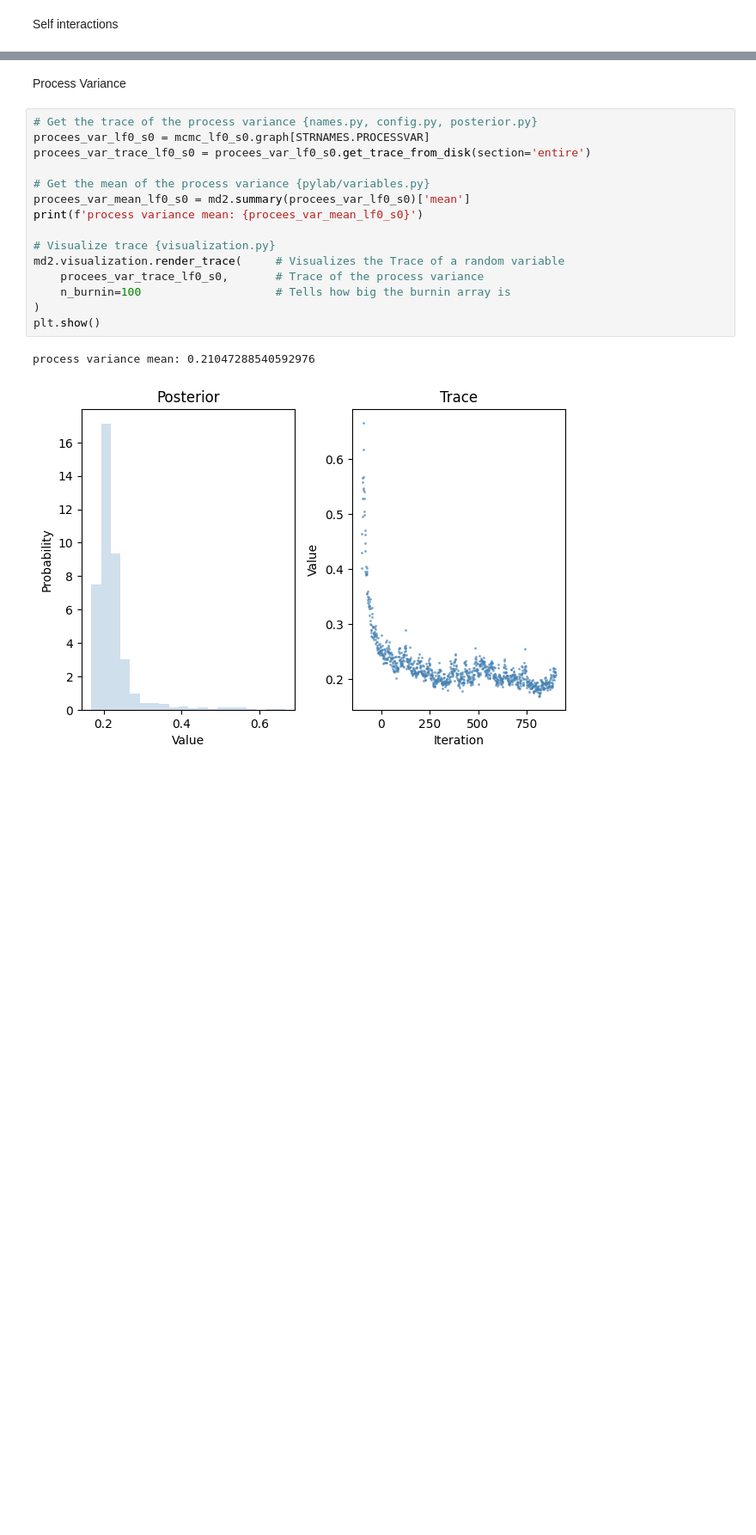
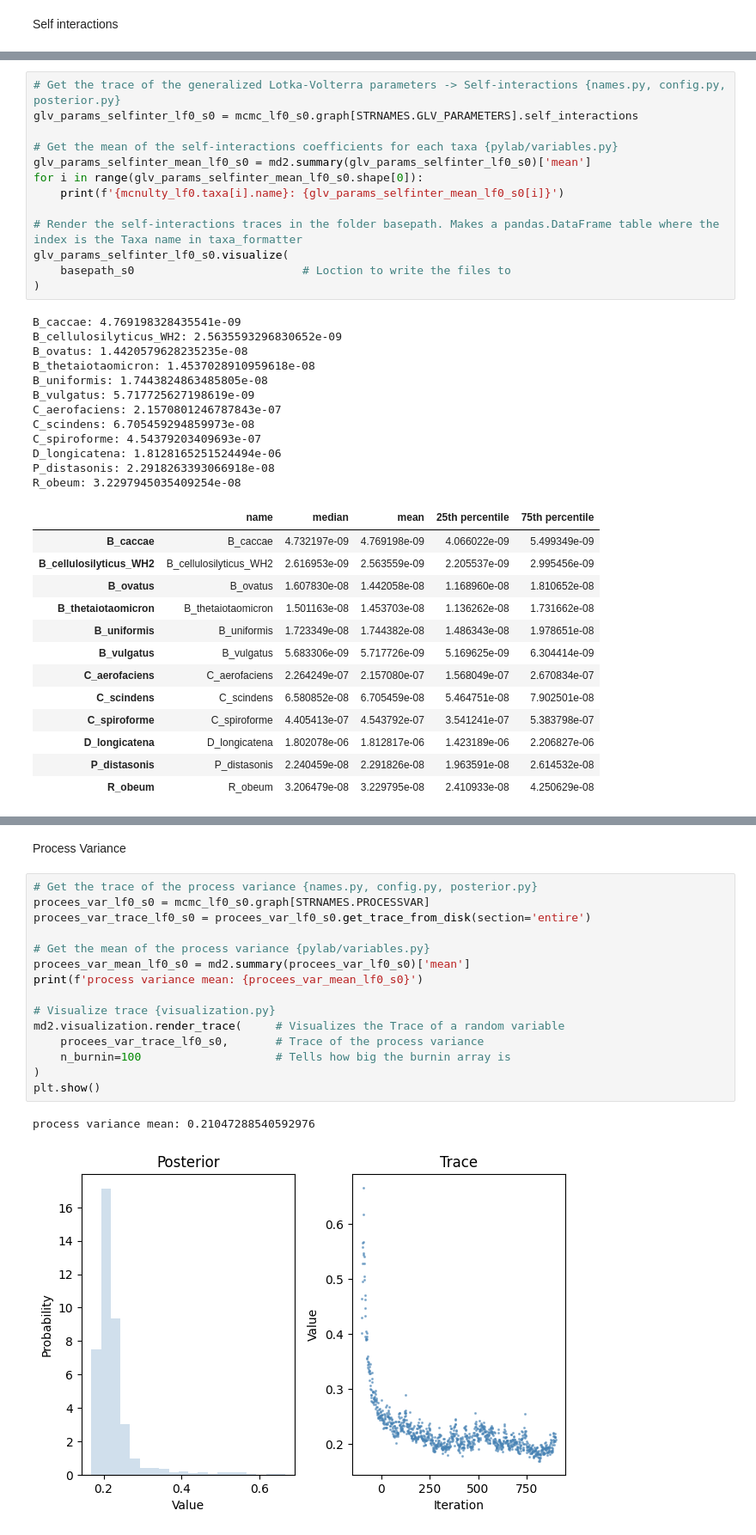
Before and after one commit to alejandrocs98/masters-thesis, a Jupyter notebook: mdsine2_mcnulty_lf0.ipynb, the cells around one changed output, grey strips where cells are left out. Shown at 86% size. Saved outputs shown, nothing was run; the diff lists cells and outputs as text; blank space fills up the shorter version.

```diff
--- a/mdsine2_mcnulty_lf0.ipynb
+++ b/mdsine2_mcnulty_lf0.ipynb
@@ -304,0 +397,39 @@ R_obeum: 3.2297945035409254e-08
+# %%
+# Get the trace of the generalized Lotka-Volterra parameters -> Self-interactions {names.py, config.py, posterior.py}
+glv_params_selfinter_lf0_s0 = mcmc_lf0_s0.graph[STRNAMES.GLV_PARAMETERS].self_interactions
+
+# Get the mean of the self-interactions coefficients for each taxa {pylab/variables.py}
+glv_params_selfinter_mean_lf0_s0 = md2.summary(glv_params_selfinter_lf0_s0)['mean']
+for i in range(glv_params_selfinter_mean_lf0_s0.shape[0]):
+    print(f'{mcnulty_lf0.taxa[i].name}: {glv_params_selfinter_mean_lf0_s0[i]}')
+
+# Render the self-interactions traces in the folder basepath. Makes a pandas.DataFrame table where the index is the Taxa name in taxa_formatter
+glv_params_selfinter_lf0_s0.visualize(
+    basepath_s0                         # Loction to write the files to
+)
+# %% [output]
+B_caccae: 4.769198328435541e-09
+B_cellulosilyticus_WH2: 2.5635593296830652e-09
+B_ovatus: 1.4420579628235235e-08
+B_thetaiotaomicron: 1.4537028910959618e-08
+B_uniformis: 1.7443824863485805e-08
+B_vulgatus: 5.717725627198619e-09
+C_aerofaciens: 2.1570801246787843e-07
+C_scindens: 6.705459294859973e-08
+C_spiroforme: 4.54379203409693e-07
+D_longicatena: 1.8128165251524494e-06
+P_distasonis: 2.2918263393066918e-08
+R_obeum: 3.2297945035409254e-08
+|  | name | median | mean | 25th percentile | 75th percentile |
+| B_caccae | B_caccae | 4.732197e-09 | 4.769198e-09 | 4.066022e-09 | 5.499349e-09 |
+| B_cellulosilyticus_WH2 | B_cellulosilyticus_WH2 | 2.616953e-09 | 2.563559e-09 | 2.205537e-09 | 2.995456e-09 |
+| B_ovatus | B_ovatus | 1.607830e-08 | 1.442058e-08 | 1.168960e-08 | 1.810652e-08 |
+| B_thetaiotaomicron | B_thetaiotaomicron | 1.501163e-08 | 1.453703e-08 | 1.136262e-08 | 1.731662e-08 |
+| B_uniformis | B_uniformis | 1.723349e-08 | 1.744382e-08 | 1.486343e-08 | 1.978651e-08 |
+| B_vulgatus | B_vulgatus | 5.683306e-09 | 5.717726e-09 | 5.169625e-09 | 6.304414e-09 |
+| C_aerofaciens | C_aerofaciens | 2.264249e-07 | 2.157080e-07 | 1.568049e-07 | 2.670834e-07 |
+| C_scindens | C_scindens | 6.580852e-08 | 6.705459e-08 | 5.464751e-08 | 7.902501e-08 |
+| C_spiroforme | C_spiroforme | 4.405413e-07 | 4.543792e-07 | 3.541241e-07 | 5.383798e-07 |
+| D_longicatena | D_longicatena | 1.802078e-06 | 1.812817e-06 | 1.423189e-06 | 2.206827e-06 |
+| P_distasonis | P_distasonis | 2.240459e-08 | 2.291826e-08 | 1.963591e-08 | 2.614532e-08 |
+| R_obeum | R_obeum | 3.206479e-08 | 3.229795e-08 | 2.410933e-08 | 4.250629e-08 |
```
Also changed, not shown: parts of 23 cells of this notebook, 31 other files.
